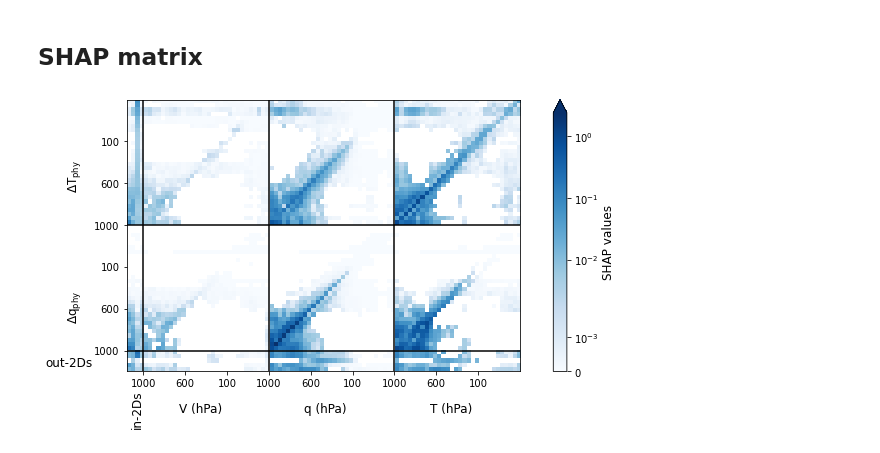
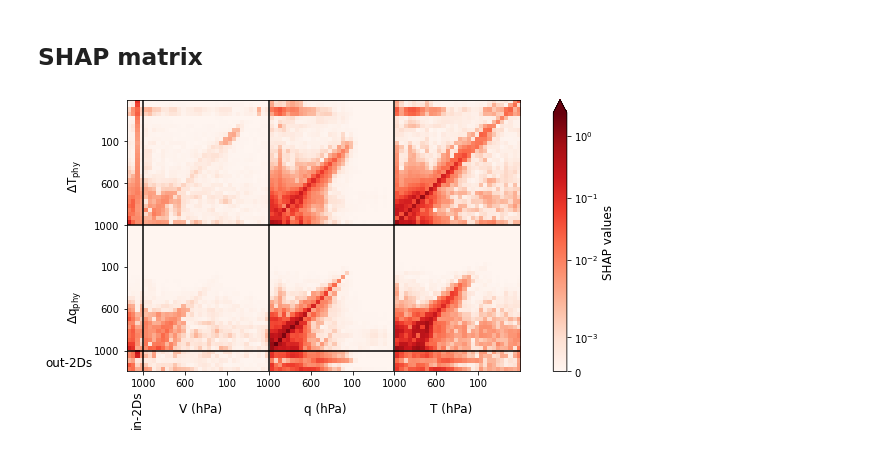
Before and after one commit to EyringMLClimateGroup/iglesias-suarez23jgr_CausalNNCAM, a Jupyter notebook: notebooks_xai/shap_xai.ipynb, the cells around one changed output. Saved outputs shown, nothing was run; the diff lists cells and outputs as text; code cells hidden in the pictures.

```diff
--- a/notebooks_xai/shap_xai.ipynb
+++ b/notebooks_xai/shap_xai.ipynb
@@ -525,7 +529,7 @@ def plot_matrix_shap(
         # norm = colors.SymLogNorm(linthresh=0.002, linscale=1.,vmin=shap_matrix.min(), vmax=shap_matrix.max(), base=10)
         norm = colors.SymLogNorm(linthresh=0.002, linscale=1.,vmin=0., vmax=shap_matrix.max(), base=10)
         # norm = colors.PowerNorm(gamma=0.2)
-        if not cmap: cmap='Blues'
+        if not cmap: cmap='Reds'
         if not extend: extend='max'
         # return shap_matrix
     else:
@@ -572,17 +576,17 @@ clima_case = '0k'
 
 ## NN case
 #
-# nn_case    = 'SingleNN'
-# shap_dict  = singlenn_arch_rasp_dict
-# singlenn_shap_matrix, input_dict_inv_remap_var, dict_outputs_idxs = calc_matrix_shap(clima_case, nn_case, shap_dict)
+nn_case    = 'SingleNN'
+shap_dict  = singlenn_arch_rasp_dict
+singlenn_shap_matrix, input_dict_inv_remap_var, dict_outputs_idxs = calc_matrix_shap(clima_case, nn_case, shap_dict)
 
 # nn_case    = 'CausalSingleNN_0.01_0.59'
 # shap_dict  = causalnn_arch_rasp_thr59_dict
 # causalnn_thr_shap_matrix, input_dict_inv_remap_var, dict_outputs_idxs = calc_matrix_shap(clima_case, nn_case, shap_dict)
 
-nn_case    = 'CausalSingleNN_arch-rasp-topt-mse6'
-shap_dict  = causalnn_arch_rasp_thrs_opt_mse6_dict
-causalnn_thrs_shap_matrix, input_dict_inv_remap_var, dict_outputs_idxs = calc_matrix_shap(clima_case, nn_case, shap_dict)
+# nn_case    = 'CausalSingleNN_arch-rasp-topt-mse6'
+# shap_dict  = causalnn_arch_rasp_thrs_opt_mse6_dict
+# causalnn_thrs_shap_matrix, input_dict_inv_remap_var, dict_outputs_idxs = calc_matrix_shap(clima_case, nn_case, shap_dict)
 
 ## NNs difference
 # shap_matrix_diff = np.array(singlenn_shap_matrix) - np.array(causalnn_thr_shap_matrix); nn_case="SingleNN-Causal0.59SingleNN"
@@ -597,24 +601,24 @@ savenm=False
 # %%
 matrix = plot_matrix_shap(
     clima_case,
     nn_case,
     metric,
     input_dict_inv_remap_var,
     dict_outputs_idxs,
 
-    # singlenn_shap_matrix,
+    singlenn_shap_matrix,
     # causalnn_thr_shap_matrix,
-    causalnn_thrs_shap_matrix,
+    # causalnn_thrs_shap_matrix,
 
     # shap_matrix_diff,
     # diff=True,
     # interpolation='gaussian',
 
     save=save,
     savenm=savenm,
 
     # cmap='Blues',
     # extend='max',
 )
 # %% [output]
-[figure, old version]
+[figure, new version]
```
Also changed, not shown: parts of 2 cells of this notebook, 29 other files.
